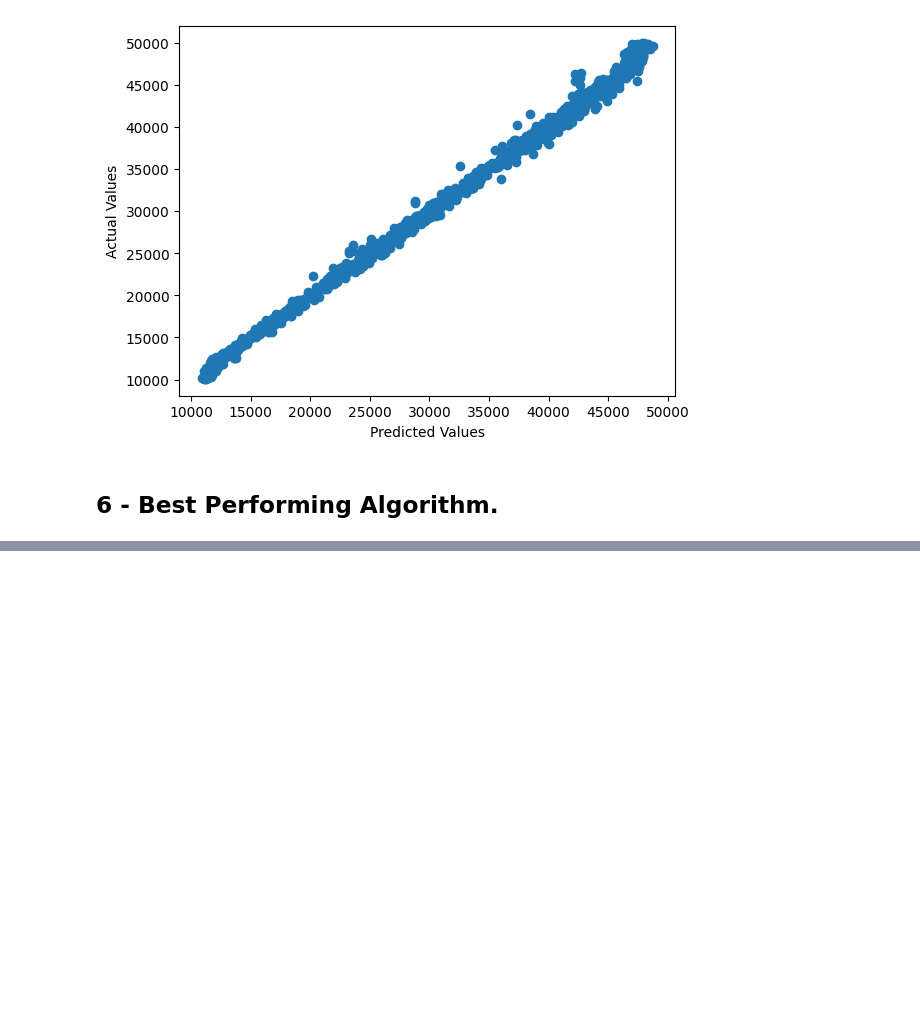
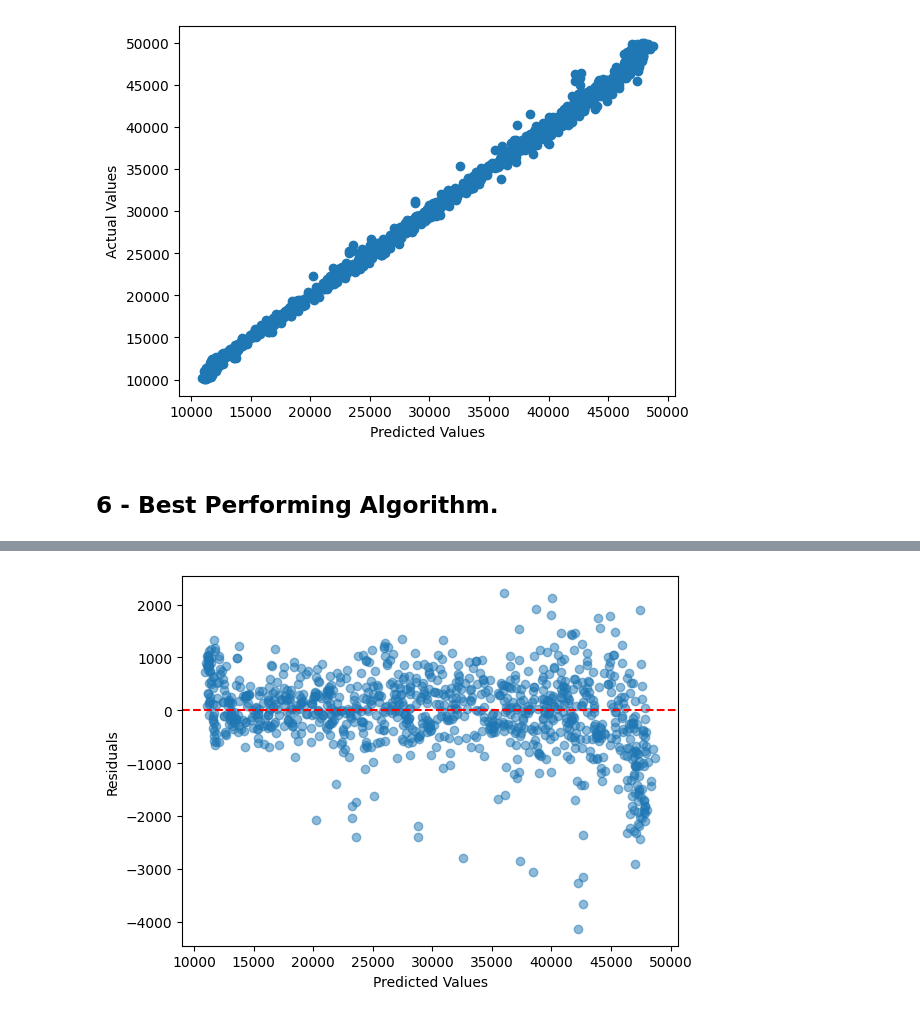
Before and after one commit to ParmarHarsh/Car-Sales-Prediction, a Jupyter notebook: Project-Group-50.ipynb, the cells around one changed output, grey strips where cells are left out. Saved outputs shown, nothing was run; the diff lists cells and outputs as text; code cells hidden in the pictures; blank space fills up the shorter version.

```diff
--- a/Project-Group-50.ipynb
+++ b/Project-Group-50.ipynb
@@ -569,0 +583,12 @@ plt.show()
+# %%
+# Calculating residuals
+residuals = rf_y_predict - y_test
+
+# Creating a scatter plot
+plt.scatter(rf_y_predict, residuals, alpha=0.5)
+plt.xlabel("Predicted Values")
+plt.ylabel("Residuals")
+plt.axhline(y=0, color='r', linestyle='--')
+plt.show()
+# %% [output]
+[figure, added]
```
Also changed, not shown: parts of 1 cell of this notebook.
